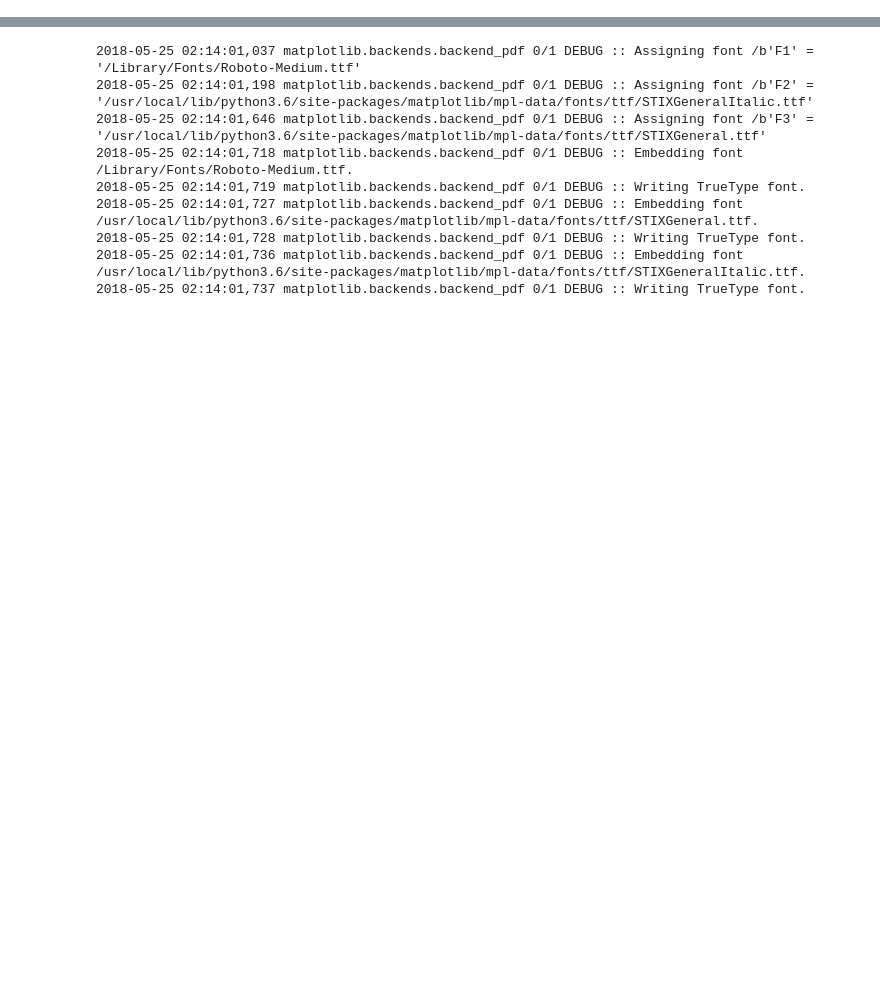
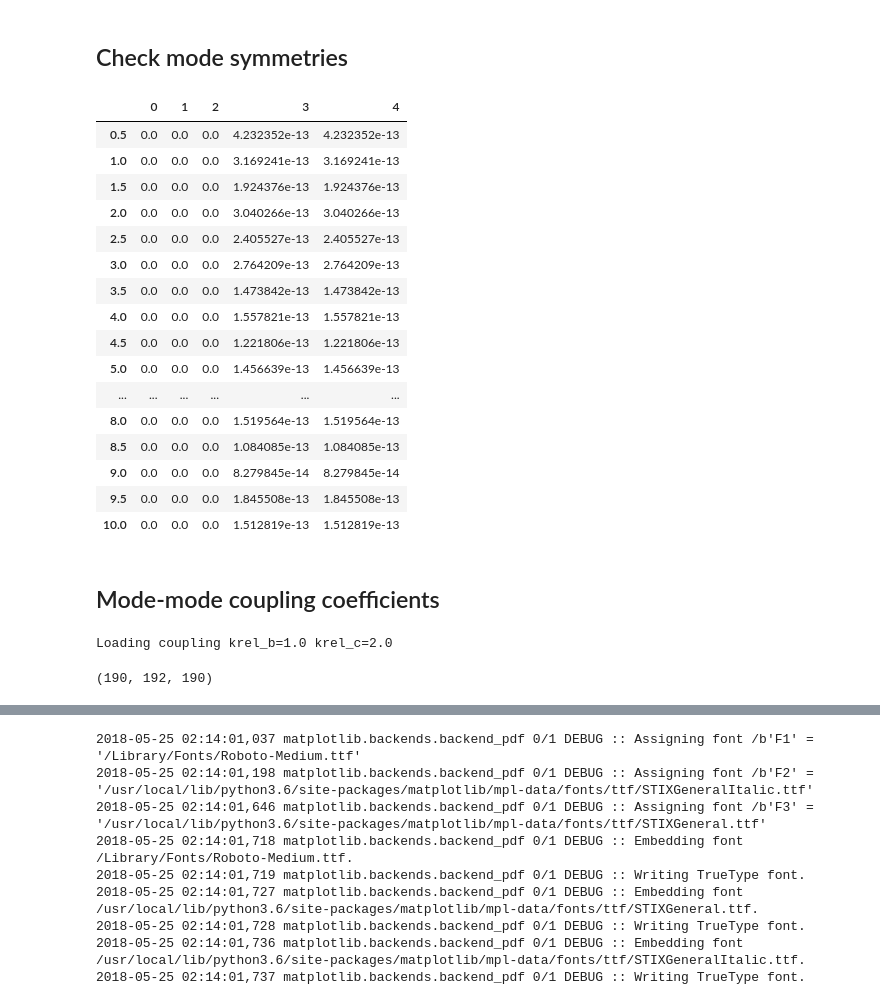
Before and after one commit to kburns/pg_coupling, a Jupyter notebook: compressible/notebooks/coupling.ipynb, the cells around one changed output, grey strips where cells are left out. Drawn from its saved outputs; the diff is of its cells as text; code cells hidden in the pictures; blank space fills up the shorter version.

```diff
--- a/compressible/notebooks/coupling.ipynb
+++ b/compressible/notebooks/coupling.ipynb
@@ -393,0 +221,22 @@ plt.savefig('coupling_many.pdf')
+# %%
+krel = 1.5
+shortmodes = modes.get_modes(param, [krel, -krel])
+evals_p = shortmodes[krel][0]
+evals_m = shortmodes[-krel][0]
+filt_p = gen_filt(1j*evals_p, krel)
+filt_m = gen_filt(1j*evals_m, -krel)
+evecs_p = shortmodes[krel][1]
+evecs_m = shortmodes[-krel][1]
+
+def phase(X):
+    return X / np.abs(X)
+
+evecs_p /= phase(evecs_p[0:1,:])
+evecs_m /= phase(evecs_m[0:1,:])
+
+evec_diff = evecs_p[:,filt_p]-evecs_m[:,filt_m][:,::-1].conj()
+print(np.max(np.abs(evec_diff)))
+
+plt.figure()
+plt.imshow(np.log10(np.abs(evecs_p[:,filt_p])), aspect='auto')
+plt.colorbar()
@@ -393,0 +250,44 @@ plt.savefig('coupling_many.pdf')
+# %% [markdown]
+## Check mode symmetries
+# %%
+krel_list = np.arange(0.5, 10.1, 0.5)
+errors = {}
+
+for krel in krel_list:
+    shortmodes = modes.get_modes(param, [-krel, krel], verbose=False)
+    evals_p, evecs_p, adj_evals_p, adj_evecs_p, proj_p = shortmodes[krel]
+    evals_n, evecs_n, adj_evals_n, adj_evecs_n, proj_n = shortmodes[-krel]
+    filt_p = gen_filt(1j*evals_p, krel)
+    filt_n = gen_filt(1j*evals_n, -krel)
+    eval_error = np.max(np.abs(evals_p[filt_p] - evals_n[filt_n][::-1].conj()))
+    evec_error = np.max(np.abs(evecs_p[:,filt_p] - evecs_n[:,filt_n][:,::-1].conj()))
+    evec_mag_error = np.max(np.abs(evecs_p[:,filt_p]) - np.abs(evecs_n[:,filt_n][:,::-1].conj()))
+    metric_p = (proj_p @ evecs_p)[filt_p,:][:,filt_p]
+    metric_n = (proj_n @ evecs_n)[filt_n,:][:,filt_n]
+    metric_p_error = np.max(np.abs(metric_p - np.eye(*metric_p.shape)))
+    metric_n_error = np.max(np.abs(metric_n - np.eye(*metric_n.shape)))
+    errors[krel] = [eval_error, evec_error, evec_mag_error, metric_p_error, metric_n_error]
+# %%
+import pandas as pd
+data = pd.DataFrame(errors)
+data.T
+# %% [output]
+|  | 0 | 1 | 2 | 3 | 4 |
+| 0.5 | 0.0 | 0.0 | 0.0 | 4.232352e-13 | 4.232352e-13 |
+| 1.0 | 0.0 | 0.0 | 0.0 | 3.169241e-13 | 3.169241e-13 |
+| 1.5 | 0.0 | 0.0 | 0.0 | 1.924376e-13 | 1.924376e-13 |
+| 2.0 | 0.0 | 0.0 | 0.0 | 3.040266e-13 | 3.040266e-13 |
+| 2.5 | 0.0 | 0.0 | 0.0 | 2.405527e-13 | 2.405527e-13 |
+| 3.0 | 0.0 | 0.0 | 0.0 | 2.764209e-13 | 2.764209e-13 |
+| 3.5 | 0.0 | 0.0 | 0.0 | 1.473842e-13 | 1.473842e-13 |
+| 4.0 | 0.0 | 0.0 | 0.0 | 1.557821e-13 | 1.557821e-13 |
+| 4.5 | 0.0 | 0.0 | 0.0 | 1.221806e-13 | 1.221806e-13 |
+| 5.0 | 0.0 | 0.0 | 0.0 | 1.456639e-13 | 1.456639e-13 |
+| ... | ... | ... | ... | ... | ... |
+| 8.0 | 0.0 | 0.0 | 0.0 | 1.519564e-13 | 1.519564e-13 |
+| 8.5 | 0.0 | 0.0 | 0.0 | 1.084085e-13 | 1.084085e-13 |
+| 9.0 | 0.0 | 0.0 | 0.0 | 8.279845e-14 | 8.279845e-14 |
+| 9.5 | 0.0 | 0.0 | 0.0 | 1.845508e-13 | 1.845508e-13 |
+| 10.0 | 0.0 | 0.0 | 0.0 | 1.512819e-13 | 1.512819e-13 |
+# %% [markdown]
+## Mode-mode coupling coefficients
@@ -393,0 +349,8 @@ plt.savefig('coupling_many.pdf')
+# %%
+K_abc_dict = get_coupling([1], [1])
+# %% [output]
+Loading coupling krel_b=1.0 krel_c=2.0
+# %%
+K_abc_dict[(1,2)].shape
+# %% [output]
+(190, 192, 190)
```
Also changed, not shown: parts of 48 cells of this notebook, 5 other files.
